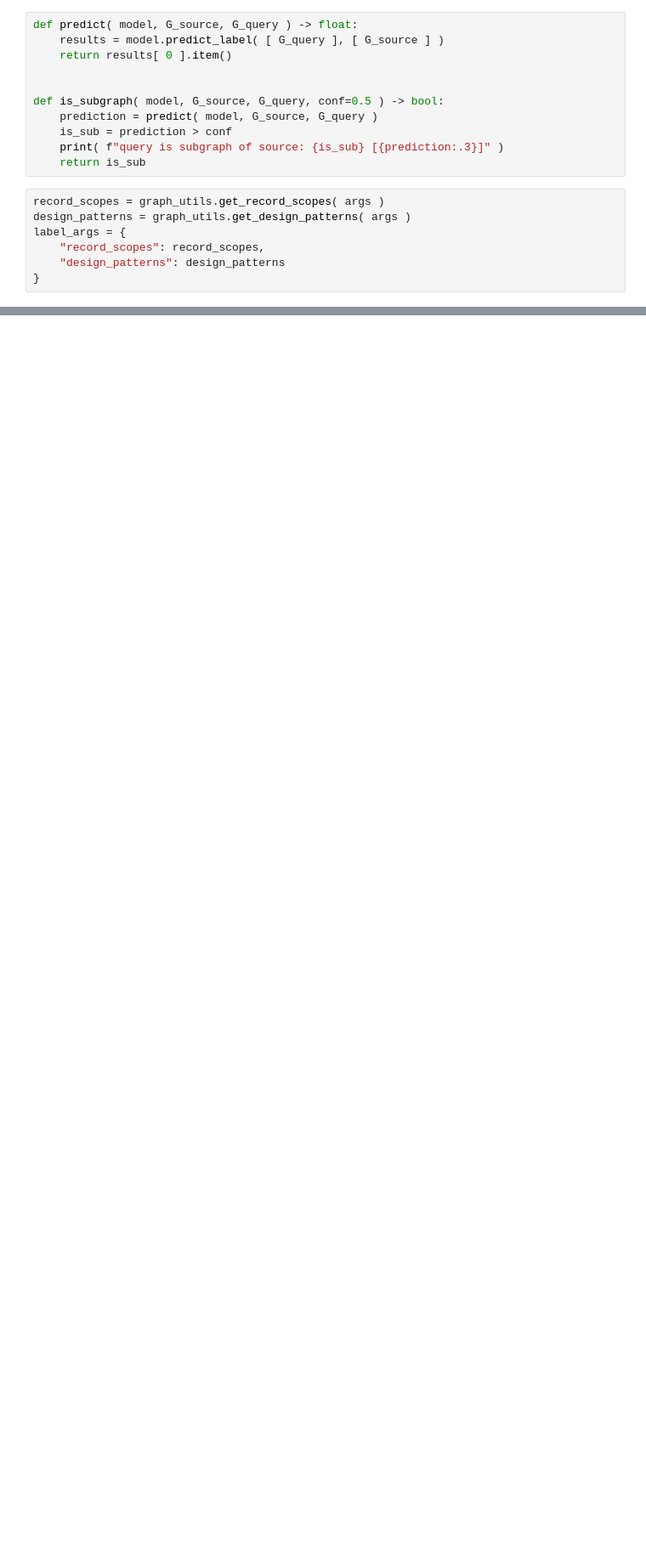
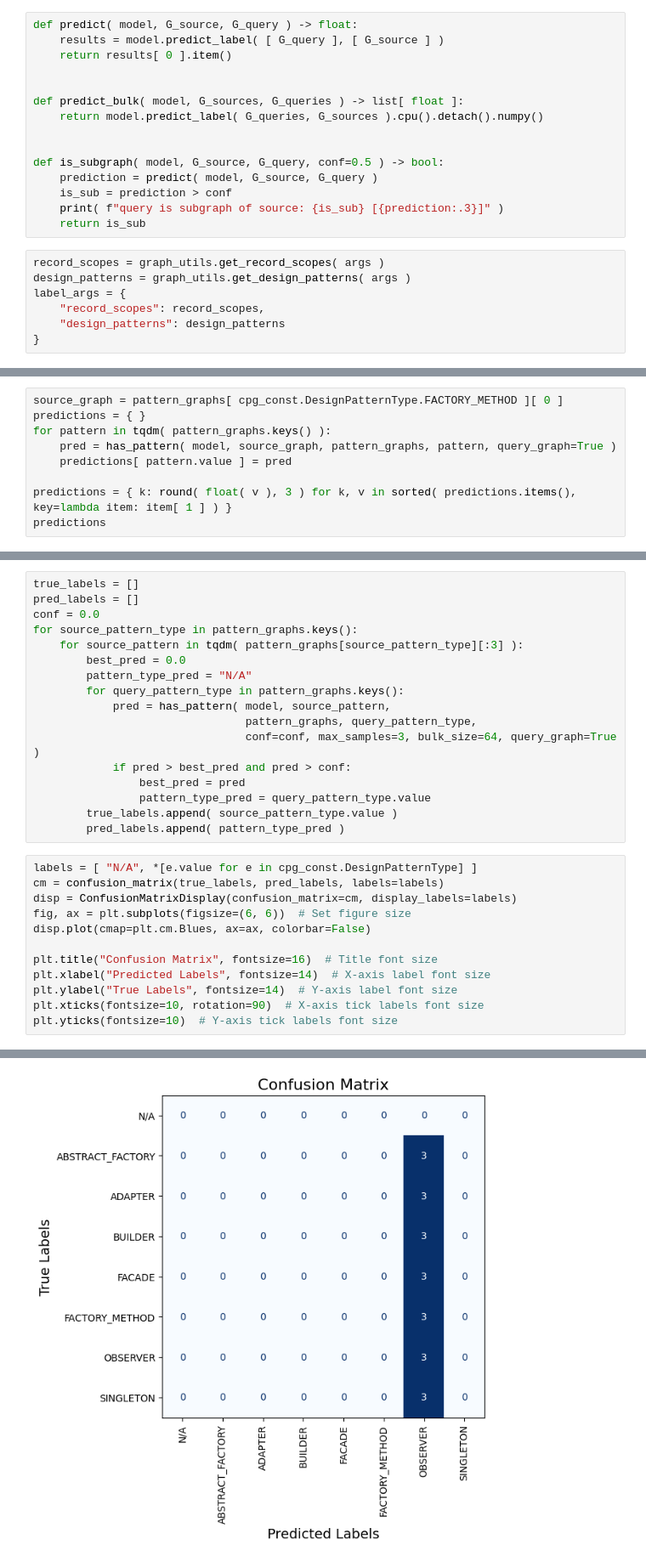
Before and after one commit to DerJeanjour/dpd-subgraph-matching, a Jupyter notebook: matching/glema/notebooks/explore_pattern_matching.ipynb, the cells around one changed output, grey strips where cells are left out. Shown at 85% size. Cells and saved outputs as stored; diff of their text form; blank space fills up the shorter version.

```diff
--- a/matching/glema/notebooks/explore_pattern_matching.ipynb
+++ b/matching/glema/notebooks/explore_pattern_matching.ipynb
@@ -27,6 +35,10 @@ Loading model from /Users/jeanjour/Documents/projects/python/dpd-subgraph-matchi
 def predict( model, G_source, G_query ) -> float:
     results = model.predict_label( [ G_query ], [ G_source ] )
     return results[ 0 ].item()
+
+
+def predict_bulk( model, G_sources, G_queries ) -> list[ float ]:
+    return model.predict_label( G_queries, G_sources ).cpu().detach().numpy()
 
 
 def is_subgraph( model, G_source, G_query, conf=0.5 ) -> bool:
@@ -143,0 +139,9 @@ graph_r: 4 / query_r: 2
+# %%
+source_graph = pattern_graphs[ cpg_const.DesignPatternType.FACTORY_METHOD ][ 0 ]
+predictions = { }
+for pattern in tqdm( pattern_graphs.keys() ):
+    pred = has_pattern( model, source_graph, pattern_graphs, pattern, query_graph=True )
+    predictions[ pattern.value ] = pred
+
+predictions = { k: round( float( v ), 3 ) for k, v in sorted( predictions.items(), key=lambda item: item[ 1 ] ) }
+predictions
@@ -143,0 +156,30 @@ graph_r: 4 / query_r: 2
+# %%
+true_labels = []
+pred_labels = []
+conf = 0.0
+for source_pattern_type in pattern_graphs.keys():
+    for source_pattern in tqdm( pattern_graphs[source_pattern_type][:3] ):
+        best_pred = 0.0
+        pattern_type_pred = "N/A"
+        for query_pattern_type in pattern_graphs.keys():
+            pred = has_pattern( model, source_pattern,
+                                pattern_graphs, query_pattern_type,
+                                conf=conf, max_samples=3, bulk_size=64, query_graph=True )
+            if pred > best_pred and pred > conf:
+                best_pred = pred
+                pattern_type_pred = query_pattern_type.value
+        true_labels.append( source_pattern_type.value )
+        pred_labels.append( pattern_type_pred )
+# %%
+labels = [ "N/A", *[e.value for e in cpg_const.DesignPatternType] ]
+cm = confusion_matrix(true_labels, pred_labels, labels=labels)
+disp = ConfusionMatrixDisplay(confusion_matrix=cm, display_labels=labels)
+fig, ax = plt.subplots(figsize=(6, 6))  # Set figure size
+disp.plot(cmap=plt.cm.Blues, ax=ax, colorbar=False)
+
+plt.title("Confusion Matrix", fontsize=16)  # Title font size
+plt.xlabel("Predicted Labels", fontsize=14)  # X-axis label font size
+plt.ylabel("True Labels", fontsize=14)  # Y-axis label font size
+plt.xticks(fontsize=10, rotation=90)  # X-axis tick labels font size
+plt.yticks(fontsize=10)  # Y-axis tick labels font size
+# %% [output]
@@ -143,0 +195 @@ graph_r: 4 / query_r: 2
+[figure, added]
```
Also changed, not shown: parts of 10 cells of this notebook, 5 other files.
